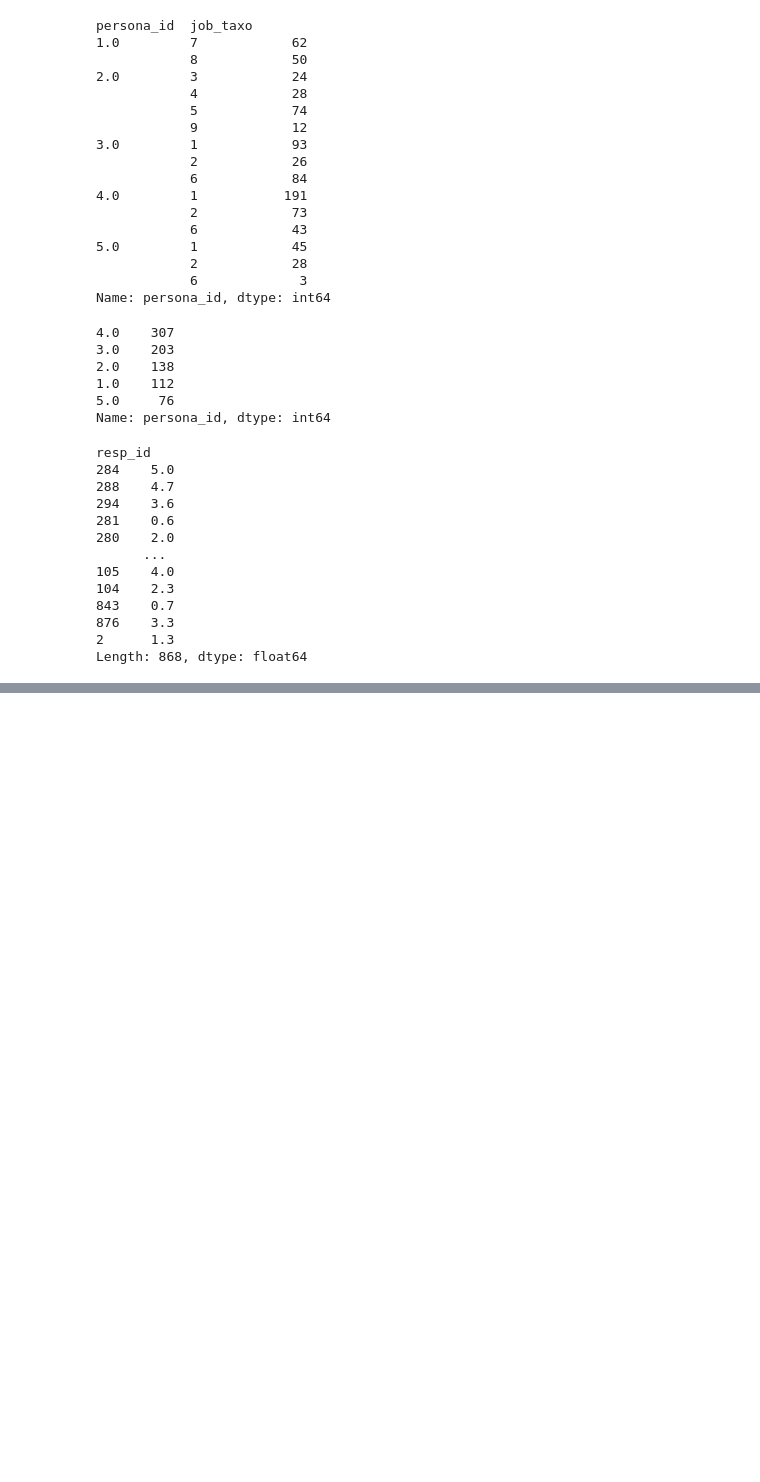
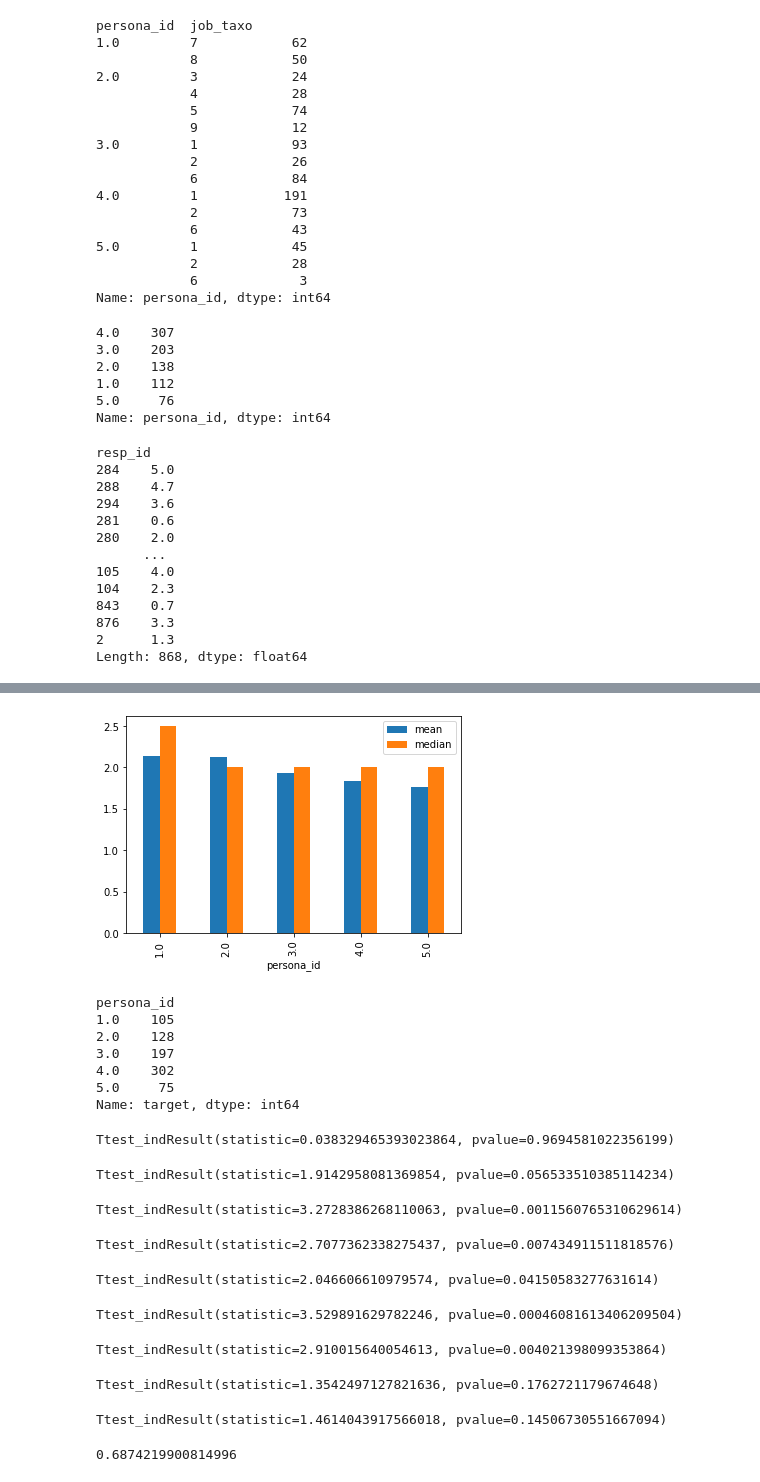
Before and after one commit to PersonaPredicta/Survey_Says..., a Jupyter notebook: dom/dom_nb.ipynb, the cells around one changed output, grey strips where cells are left out. Cells and saved outputs as stored; diff of their text form; code cells hidden in the pictures; blank space fills up the shorter version.

```diff
--- a/dom/dom_nb.ipynb
+++ b/dom/dom_nb.ipynb
@@ -142,0 +219,53 @@ Length: 868, dtype: float64
+# %%
+df.groupby('persona_id').target.agg(['mean', 'median']).plot.bar()
+plt.show()
+df.groupby('persona_id').target.count()
+# %% [output]
+[figure, added]
+persona_id
+1.0    105
+2.0    128
+3.0    197
+4.0    302
+5.0     75
+Name: target, dtype: int64
+# %%
+ttest_ind(df[(df.persona_id == 1)].target,df[(df.persona_id == 2)].target)
+# %% [output]
+Ttest_indResult(statistic=0.038329465393023864, pvalue=0.9694581022356199)
+# %%
+ttest_ind(df[(df.persona_id == 1)].target,df[(df.persona_id == 3)].target)
+# %% [output]
+Ttest_indResult(statistic=1.9142958081369854, pvalue=0.056533510385114234)
+# %%
+ttest_ind(df[(df.persona_id == 1)].target,df[(df.persona_id == 4)].target)
+# %% [output]
+Ttest_indResult(statistic=3.2728386268110063, pvalue=0.0011560765310629614)
+# %%
+ttest_ind(df[(df.persona_id == 1)].target,df[(df.persona_id == 5)].target)
+# %% [output]
+Ttest_indResult(statistic=2.7077362338275437, pvalue=0.007434911511818576)
+# %%
+ttest_ind(df[(df.persona_id == 2)].target,df[(df.persona_id == 3)].target)
+# %% [output]
+Ttest_indResult(statistic=2.046606610979574, pvalue=0.04150583277631614)
+# %%
+ttest_ind(df[(df.persona_id == 2)].target,df[(df.persona_id == 4)].target)
+# %% [output]
+Ttest_indResult(statistic=3.529891629782246, pvalue=0.00046081613406209504)
+# %%
+ttest_ind(df[(df.persona_id == 2)].target,df[(df.persona_id == 5)].target)
+# %% [output]
+Ttest_indResult(statistic=2.910015640054613, pvalue=0.004021398099353864)
+# %%
+ttest_ind(df[(df.persona_id == 3)].target,df[(df.persona_id == 4)].target)
+# %% [output]
+Ttest_indResult(statistic=1.3542497127821636, pvalue=0.1762721179674648)
+# %%
+ttest_ind(df[(df.persona_id == 3)].target,df[(df.persona_id == 5)].target)
+# %% [output]
+Ttest_indResult(statistic=1.4614043917566018, pvalue=0.14506730551667094)
+# %%
+ttest_ind(df[(df.persona_id == 4)].target,df[(df.persona_id == 5)].target)[0]
+# %% [output]
+0.6874219900814996
```
Also changed, not shown: parts of 18 cells of this notebook.
